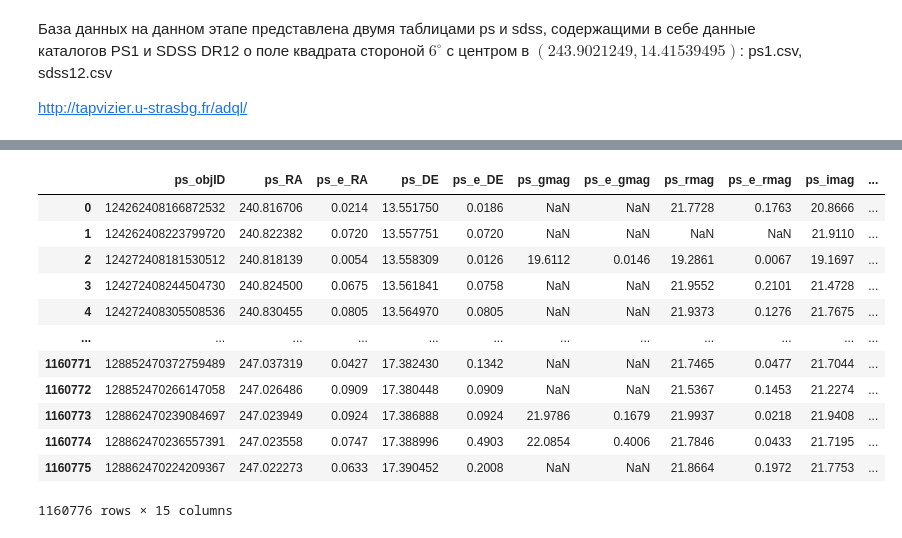
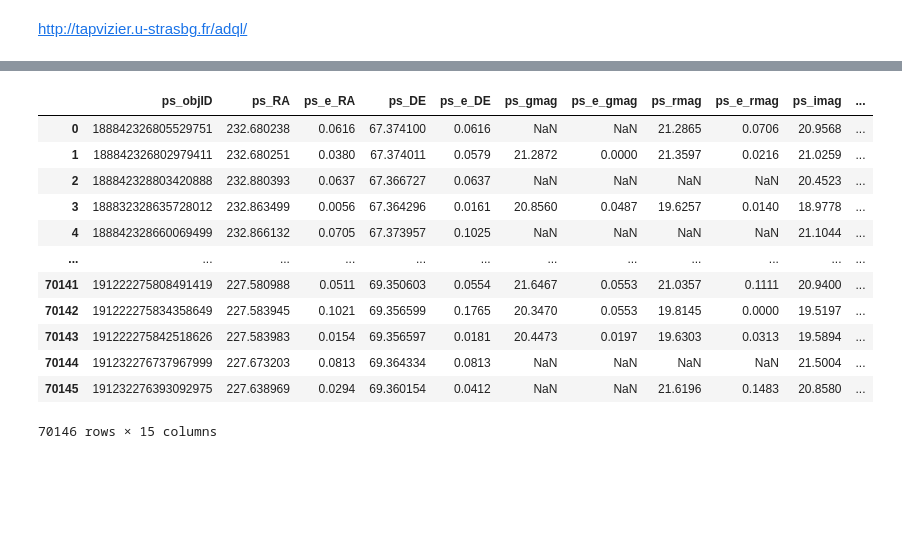
Before and after one commit to EA4096/xMatch, a Jupyter notebook: db.ipynb, the cells around one changed output, grey strips where cells are left out. Saved outputs shown, nothing was run; the diff lists cells and outputs as text; code cells hidden in the pictures; blank space fills up the shorter version.

```diff
--- a/db.ipynb
+++ b/db.ipynb
@@ -5,8 +5,6 @@ import csv
 import time
 import numpy as np
 # %% [markdown]
-База данных на данном этапе представлена двумя таблицами ps и sdss, содержащими в себе данные каталогов PS1 и SDSS DR12  о поле квадрата стороной $6^\circ$ с центром в $(243.9021249, 14.41539495)$:  ps1.csv, sdss12.csv
-
 http://tapvizier.u-strasbg.fr/adql/
 # %%
 conn=sqlite3.connect('catalogs.db')
@@ -16,8 +20,16 @@ cur=conn.cursor()
 # %%
 %%time
 
-ps_pand=pd.read_csv("ps1.csv", sep=',', low_memory=False)
+ps_pand=pd.read_csv("ps1_add.csv", sep=',', low_memory=False)
 ps_pand.astype(float)
+
+cols_ps = {}
+
+for i in ps_pand.columns:
+    cols_ps[i] = 'ps_' + i
+
+ps_pand.rename(columns=cols_ps, inplace=True)
+
 ps_pand['ps_objID'].astype(int, copy = False)
 ps_df = ps_pand[['ps_objID', 'ps_RA', 'ps_e_RA', 'ps_DE', 'ps_e_DE','ps_gmag', 'ps_e_gmag','ps_rmag', 'ps_e_rmag','ps_imag', 'ps_e_imag','ps_zmag', 'ps_e_zmag','ps_ymag', 'ps_e_ymag']]
 ps_df
@@ -26,13 +38,13 @@ Wall time: 1.73 s
 |  | ps_objID | ps_RA | ps_e_RA | ps_DE | ps_e_DE | ps_gmag | ps_e_gmag | ps_rmag | ps_e_rmag | ps_imag | ... |
-| 0 | 124262408166872532 | 240.816706 | 0.0214 | 13.551750 | 0.0186 | NaN | NaN | 21.7728 | 0.1763 | 20.8666 | ... |
-| 1 | 124262408223799720 | 240.822382 | 0.0720 | 13.557751 | 0.0720 | NaN | NaN | NaN | NaN | 21.9110 | ... |
-| 2 | 124272408181530512 | 240.818139 | 0.0054 | 13.558309 | 0.0126 | 19.6112 | 0.0146 | 19.2861 | 0.0067 | 19.1697 | ... |
-| 3 | 124272408244504730 | 240.824500 | 0.0675 | 13.561841 | 0.0758 | NaN | NaN | 21.9552 | 0.2101 | 21.4728 | ... |
-| 4 | 124272408305508536 | 240.830455 | 0.0805 | 13.564970 | 0.0805 | NaN | NaN | 21.9373 | 0.1276 | 21.7675 | ... |
+| 0 | 188842326805529751 | 232.680238 | 0.0616 | 67.374100 | 0.0616 | NaN | NaN | 21.2865 | 0.0706 | 20.9568 | ... |
+| 1 | 188842326802979411 | 232.680251 | 0.0380 | 67.374011 | 0.0579 | 21.2872 | 0.0000 | 21.3597 | 0.0216 | 21.0259 | ... |
+| 2 | 188842328803420888 | 232.880393 | 0.0637 | 67.366727 | 0.0637 | NaN | NaN | NaN | NaN | 20.4523 | ... |
+| 3 | 188832328635728012 | 232.863499 | 0.0056 | 67.364296 | 0.0161 | 20.8560 | 0.0487 | 19.6257 | 0.0140 | 18.9778 | ... |
+| 4 | 188842328660069499 | 232.866132 | 0.0705 | 67.373957 | 0.1025 | NaN | NaN | NaN | NaN | 21.1044 | ... |
 | ... | ... | ... | ... | ... | ... | ... | ... | ... | ... | ... | ... |
-| 1160771 | 128852470372759489 | 247.037319 | 0.0427 | 17.382430 | 0.1342 | NaN | NaN | 21.7465 | 0.0477 | 21.7044 | ... |
-| 1160772 | 128852470266147058 | 247.026486 | 0.0909 | 17.380448 | 0.0909 | NaN | NaN | 21.5367 | 0.1453 | 21.2274 | ... |
-| 1160773 | 128862470239084697 | 247.023949 | 0.0924 | 17.386888 | 0.0924 | 21.9786 | 0.1679 | 21.9937 | 0.0218 | 21.9408 | ... |
-| 1160774 | 128862470236557391 | 247.023558 | 0.0747 | 17.388996 | 0.4903 | 22.0854 | 0.4006 | 21.7846 | 0.0433 | 21.7195 | ... |
-| 1160775 | 128862470224209367 | 247.022273 | 0.0633 | 17.390452 | 0.2008 | NaN | NaN | 21.8664 | 0.1972 | 21.7753 | ... |
+| 70141 | 191222275808491419 | 227.580988 | 0.0511 | 69.350603 | 0.0554 | 21.6467 | 0.0553 | 21.0357 | 0.1111 | 20.9400 | ... |
+| 70142 | 191222275834358649 | 227.583945 | 0.1021 | 69.356599 | 0.1765 | 20.3470 | 0.0553 | 19.8145 | 0.0000 | 19.5197 | ... |
+| 70143 | 191222275842518626 | 227.583983 | 0.0154 | 69.356597 | 0.0181 | 20.4473 | 0.0197 | 19.6303 | 0.0313 | 19.5894 | ... |
+| 70144 | 191232276737967999 | 227.673203 | 0.0813 | 69.364334 | 0.0813 | NaN | NaN | NaN | NaN | 21.5004 | ... |
+| 70145 | 191232276393092975 | 227.638969 | 0.0294 | 69.360154 | 0.0412 | NaN | NaN | 21.6196 | 0.1483 | 20.8580 | ... |
-1160776 rows × 15 columns
+70146 rows × 15 columns
```
Also changed, not shown: parts of 8 cells of this notebook.
